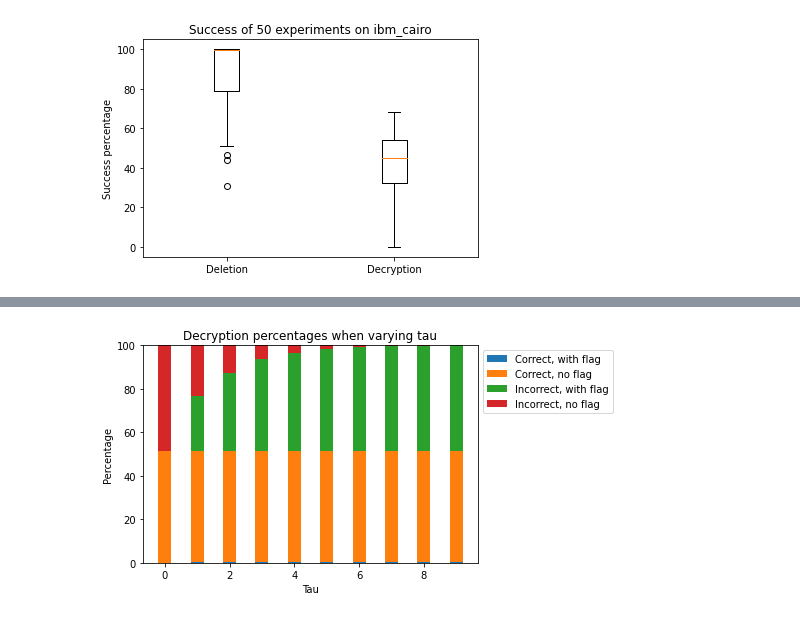
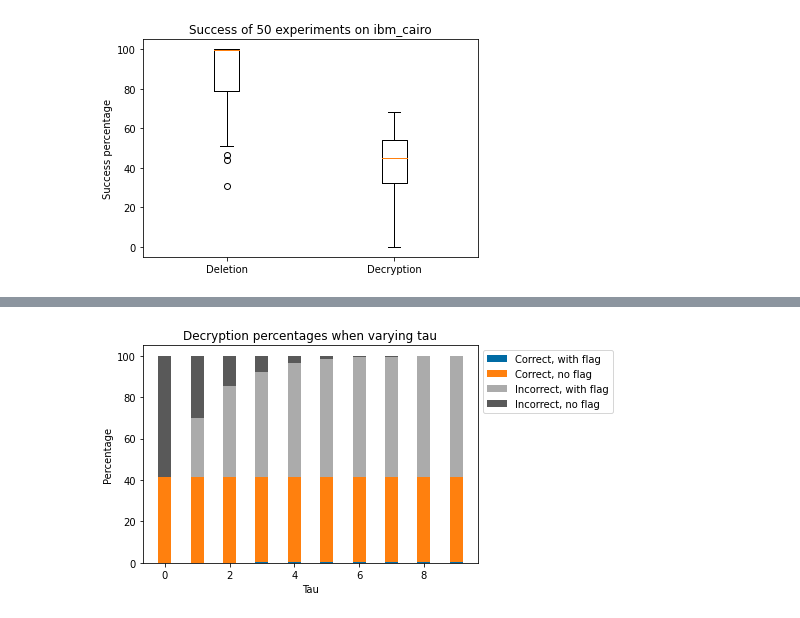
Before and after one commit to OrenScheer/certified-deletion, a Jupyter notebook: plot_creation.ipynb, the cells around one changed output, grey strips where cells are left out. Cells and saved outputs as stored; diff of their text form; code cells hidden in the pictures.

```diff
--- a/plot_creation.ipynb
+++ b/plot_creation.ipynb
@@ -6,6 +6,8 @@ import scheme_parameters
 # %%
 # Unzip files
 # shutil.unpack_archive("data_export.zip", "data")
+
+plt.style.use('tableau-colorblind10')
 # %%
 folder_prefix = "data/report/delay-oslo"
 experiment_group_id = "delay"
@@ -231,0 +261,16 @@ plt.show()
+# %%
+plt.title("Deletion certificate acceptance depending on delta")
+for security, certificate_acceptance in certificate_acceptances:
+    plt.plot(security, certificate_acceptance, color="0.94")
+plt.xlabel("Security")
+plt.ylabel("Acceptance percentage")
+
+security = certificate_acceptances[0][0]
+average = []
+for i in range(len(deltas)):
+    average.append(sum([success[1][i] for success in certificate_acceptances])/len(experiments))
+plt.plot(security, average, label="Average")
+plt.axvline(x=1, color="#BFBFBF", linestyle="dashed", label="Trivial security")
+plt.legend()
+plt.savefig("results/experimental_deletion_delta.png", dpi=300)
+plt.show()
@@ -257,24 +307,34 @@ for tau in range(10):
 # %%
-x = [i for i in range(10)]
+average_c_w_f = []
+average_c_n_f = []
+average_i_w_f = []
+average_i_n_f = []
+
+for tau in taus:
+    average_c_w_f.append(sum(all_results[i][0][tau] for i in range(len(experiments)))/len(experiments))
+    average_c_n_f.append(sum(all_results[i][1][tau] for i in range(len(experiments)))/len(experiments))
+    average_i_w_f.append(sum(all_results[i][2][tau] for i in range(len(experiments)))/len(experiments))
+    average_i_n_f.append(sum(all_results[i][3][tau] for i in range(len(experiments)))/len(experiments))
+
+average_c_w_f = np.array(average_c_w_f)
+average_c_n_f = np.array(average_c_n_f)
+average_i_w_f = np.array(average_i_w_f)
+average_i_n_f = np.array(average_i_n_f)
+
 width = 0.4
-
-correct_with_flag = np.array(correct_with_flag)
-correct_no_flag = np.array(correct_no_flag)
-incorrect_with_flag = np.array(incorrect_with_flag)
-incorrect_no_flag = np.array(incorrect_no_flag)
-
 fig, ax = plt.subplots()
 
-ax.bar(x, correct_with_flag, width, label='Correct, with flag')
-ax.bar(x, correct_no_flag, width, bottom=correct_with_flag, label='Correct, no flag')
-ax.bar(x, incorrect_with_flag, width, bottom=correct_with_flag+correct_no_flag, label='Incorrect, with flag')
-ax.bar(x, incorrect_no_flag, width, bottom=correct_with_flag+correct_no_flag+incorrect_with_flag, label='Incorrect, no flag')
+ax.bar(taus, average_c_w_f, width, label='Correct, with flag')
+ax.bar(taus, average_c_n_f, width, bottom=average_c_w_f, label='Correct, no flag')
+ax.bar(taus, average_i_w_f, width, bottom=average_c_w_f+average_c_n_f, label='Incorrect, with flag')
+ax.bar(taus, average_i_n_f, width, bottom=average_c_w_f+average_c_n_f+average_i_w_f, label='Incorrect, no flag')
 
 ax.set_ylabel('Percentage')
 ax.set_xlabel("Tau")
 ax.set_title('Decryption percentages when varying tau')
 
 plt.legend(bbox_to_anchor=(1,1), loc="upper left")
+plt.savefig("results/experimental_decryption_tau.png", dpi=300, bbox_inches="tight")
 plt.show()
 # %% [output]
-[figure, old version]
+[figure, new version]
```
Also changed, not shown: parts of 11 cells of this notebook, 13 other files.
